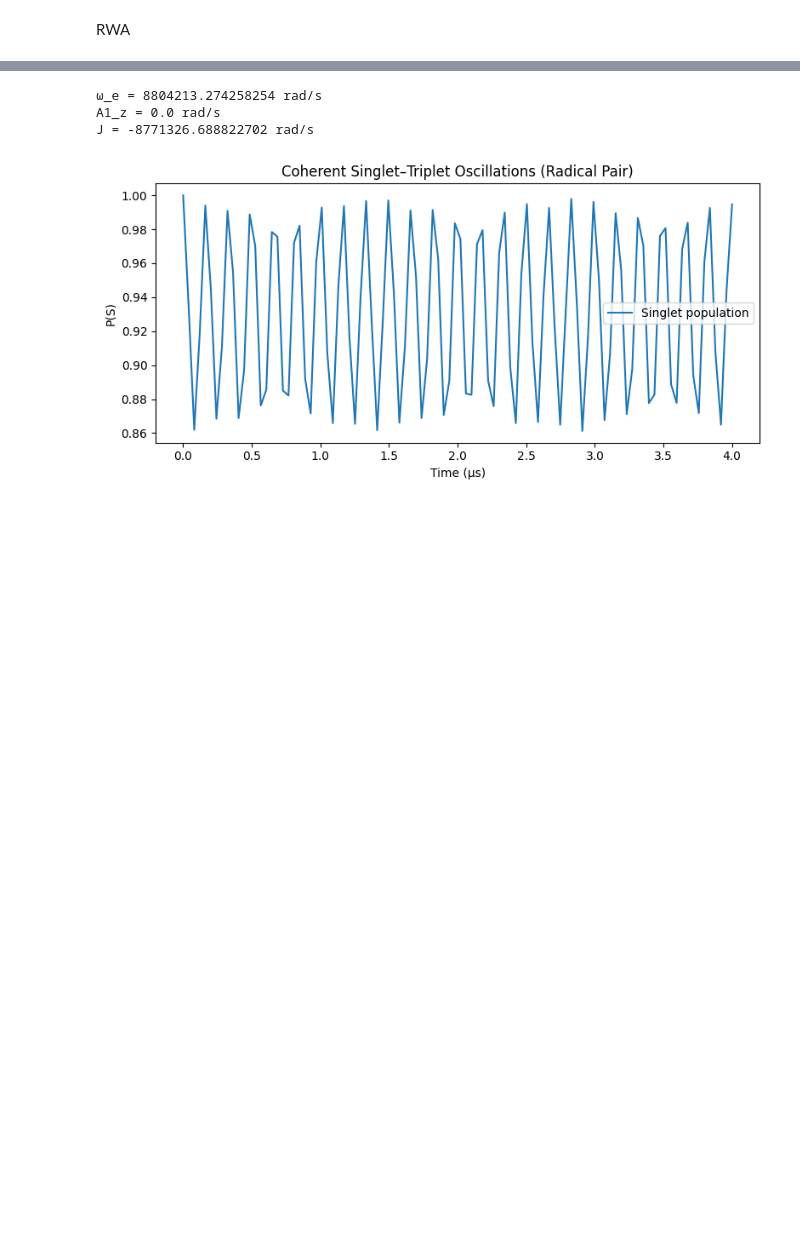
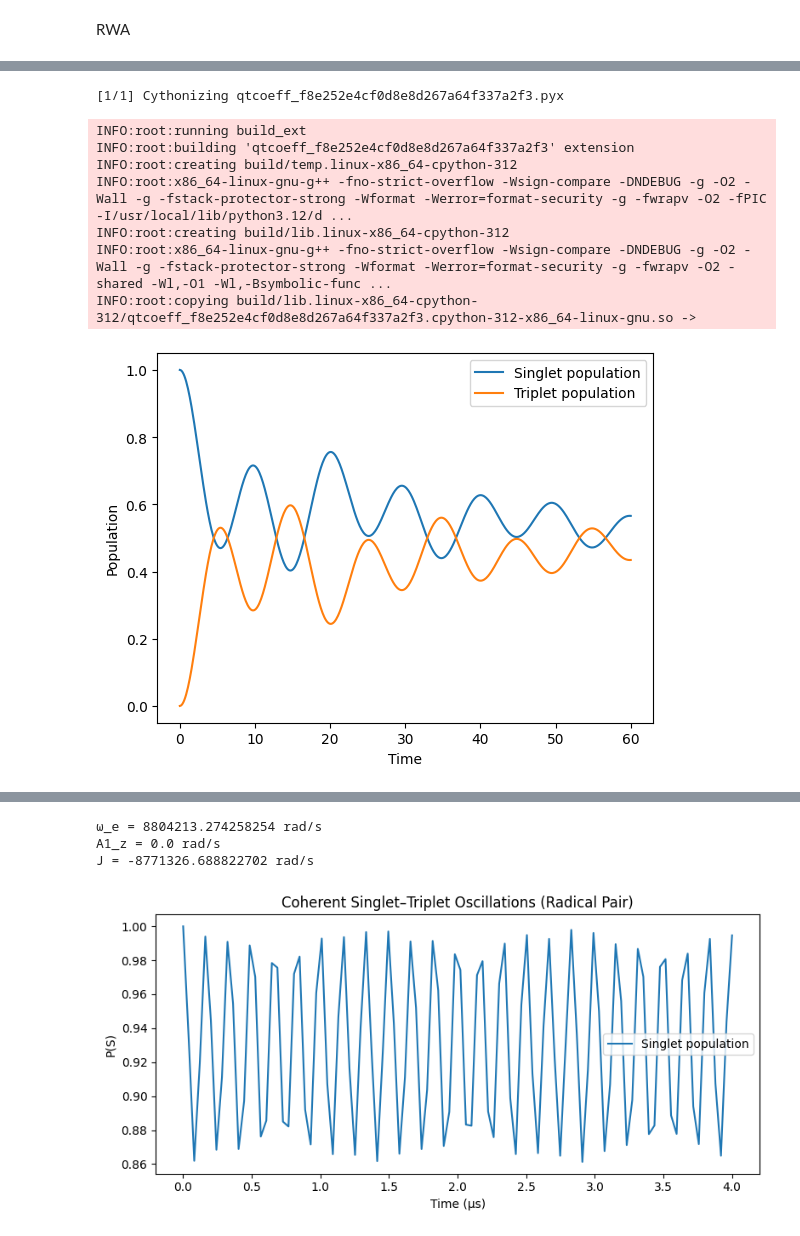
Before and after one commit to shreyasat27/molecularspinqubit_computationalpipeline, a Jupyter notebook: rabiresonance.ipynb, the cells around one changed output, grey strips where cells are left out. Cells and saved outputs as stored; diff of their text form; code cells hidden in the pictures; blank space fills up the shorter version.

```diff
--- a/rabiresonance.ipynb
+++ b/rabiresonance.ipynb
@@ -602,31 +460,41 @@ rho0 = tensor(ket2dm(singlet_elec), rho_nuc)
 # Singlet projector on electron spins
 P_S_elec = ket2dm(singlet_elec)
 
 # Lift singlet projector to full space by tensor nuclear identity
 P_S_full = tensor(P_S_elec, qeye(2), qeye(2))
 
 # Collapse operator for singlet recombination
 c_ops = [np.sqrt(k_S) * P_S_full]
 
 # --- OBSERVABLES ---
 
 # Triplet projector = Identity on electrons - singlet projector
 P_T_elec = tensor(qeye(2), qeye(2)) - P_S_elec
 P_T_full = tensor(P_T_elec, qeye(2), qeye(2))
 
 observables = [P_S_full, P_T_full]
 
 # --- TIME EVOLUTION ---
 
 tlist = np.linspace(0, 60, 500)
-result = mesolve(H, rho0, tlist, c_ops, observables, args=args)
+result = mesolve(H, rho0, tlist,               , observables, args=args)
 #result = mesolve(H, rho0, tlist, c_ops,observables)
 
 # --- PLOTTING ---
 
 plt.plot(tlist, result.expect[0], label='Singlet population')
 plt.plot(tlist, result.expect[1], label='Triplet population')
 plt.xlabel('Time')
 plt.ylabel('Population')
 plt.legend()
 plt.show()
+# %% [output]
+[1/1] Cythonizing qtcoeff_f8e252e4cf0d8e8d267a64f337a2f3.pyx
+INFO:root:running build_ext
+INFO:root:building 'qtcoeff_f8e252e4cf0d8e8d267a64f337a2f3' extension
+INFO:root:creating build/temp.linux-x86_64-cpython-312
+INFO:root:x86_64-linux-gnu-g++ -fno-strict-overflow -Wsign-compare -DNDEBUG -g -O2 -Wall -g -fstack-protector-strong -Wformat -Werror=format-security -g -fwrapv -O2 -fPIC -I/usr/local/lib/python3.12/d ...
+INFO:root:creating build/lib.linux-x86_64-cpython-312
+INFO:root:x86_64-linux-gnu-g++ -fno-strict-overflow -Wsign-compare -DNDEBUG -g -O2 -Wall -g -fstack-protector-strong -Wformat -Werror=format-security -g -fwrapv -O2 -shared -Wl,-O1 -Wl,-Bsymbolic-func ...
+INFO:root:copying build/lib.linux-x86_64-cpython-312/qtcoeff_f8e252e4cf0d8e8d267a64f337a2f3.cpython-312-x86_64-linux-gnu.so ->
+[figure, added]
```
Also changed, not shown: parts of 3 cells of this notebook.
